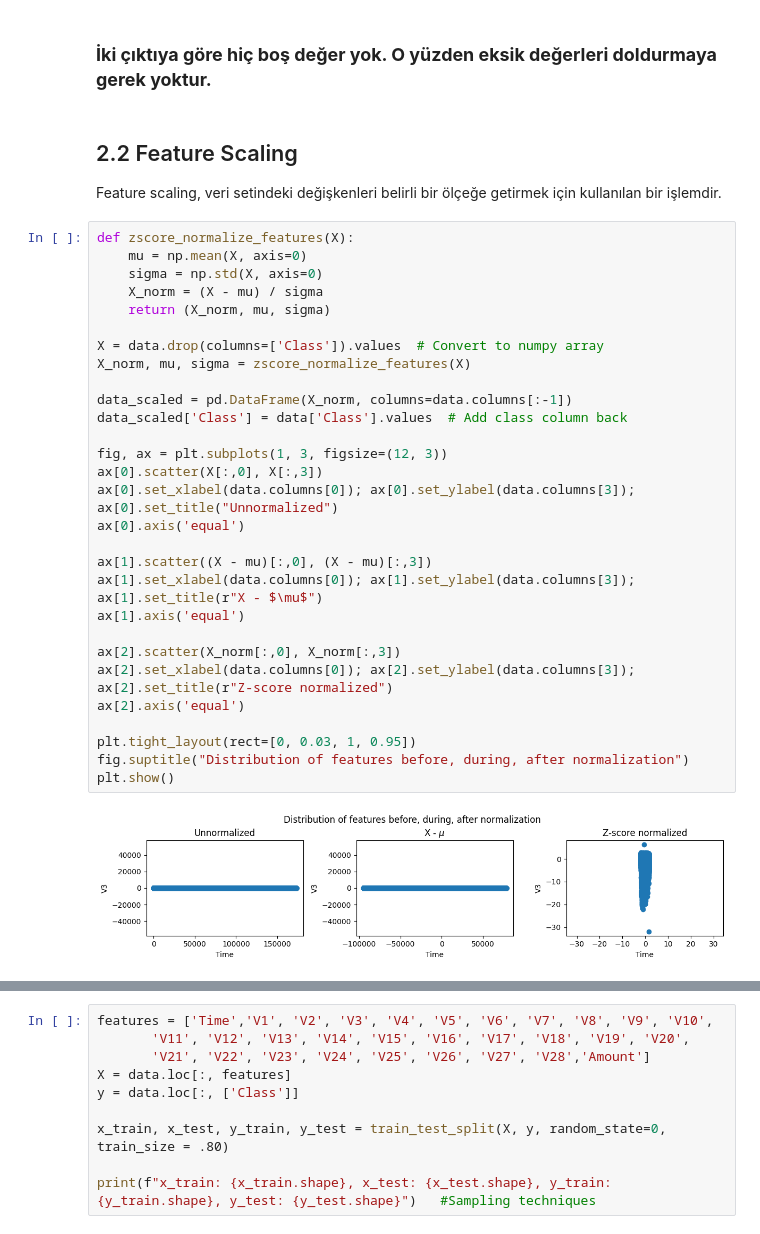
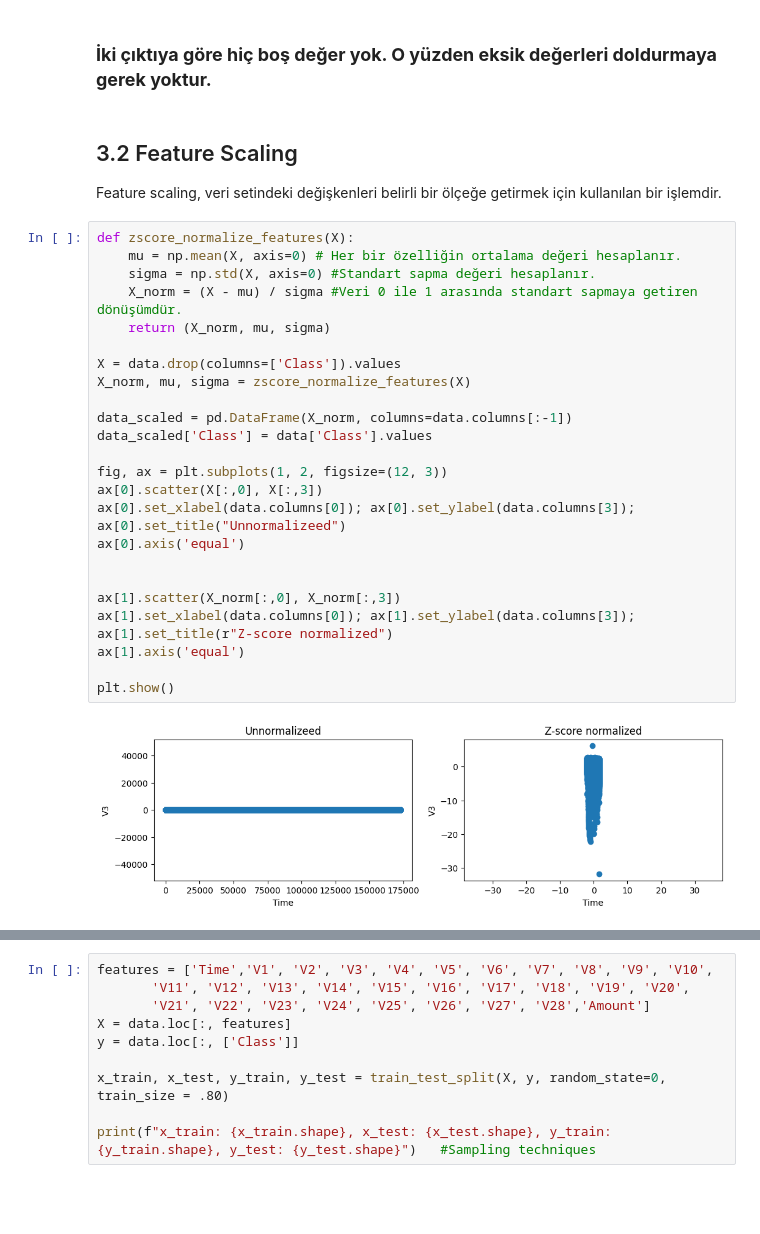
Before and after one commit to tanecee/copy_credit_card_fraud_detection, a Jupyter notebook: Copy_of_Credit_Card_Fraud_Detection.ipynb, the cells around one changed output, grey strips where cells are left out. Cells and saved outputs as stored; diff of their text form; blank space fills up the shorter version.

```diff
--- a/Copy_of_Credit_Card_Fraud_Detection.ipynb
+++ b/Copy_of_Credit_Card_Fraud_Detection.ipynb
@@ -102,40 +295,34 @@ dtype: int64
 # %% [markdown]
 ### **İki çıktıya göre hiç boş değer yok. O yüzden eksik değerleri doldurmaya  gerek yoktur.**
 # %% [markdown]
-## 2.2 Feature Scaling
+## 3.2 Feature Scaling
 Feature scaling, veri setindeki değişkenleri belirli bir ölçeğe getirmek için kullanılan bir işlemdir.
 # %%
 def zscore_normalize_features(X):
-    mu = np.mean(X, axis=0)
-    sigma = np.std(X, axis=0)
-    X_norm = (X - mu) / sigma
+    mu = np.mean(X, axis=0) # Her bir özelliğin ortalama değeri hesaplanır.
+    sigma = np.std(X, axis=0) #Standart sapma değeri hesaplanır.
+    X_norm = (X - mu) / sigma #Veri 0 ile 1 arasında standart sapmaya getiren dönüşümdür.
     return (X_norm, mu, sigma)
 
-X = data.drop(columns=['Class']).values  # Convert to numpy array
+X = data.drop(columns=['Class']).values
 X_norm, mu, sigma = zscore_normalize_features(X)
 
 data_scaled = pd.DataFrame(X_norm, columns=data.columns[:-1])
-data_scaled['Class'] = data['Class'].values  # Add class column back
+data_scaled['Class'] = data['Class'].values
 
-fig, ax = plt.subplots(1, 3, figsize=(12, 3))
+fig, ax = plt.subplots(1, 2, figsize=(12, 3))
 ax[0].scatter(X[:,0], X[:,3])
 ax[0].set_xlabel(data.columns[0]); ax[0].set_ylabel(data.columns[3]);
-ax[0].set_title("Unnormalized")
+ax[0].set_title("Unnormalizeed")
 ax[0].axis('equal')
 
-ax[1].scatter((X - mu)[:,0], (X - mu)[:,3])
+
+ax[1].scatter(X_norm[:,0], X_norm[:,3])
 ax[1].set_xlabel(data.columns[0]); ax[1].set_ylabel(data.columns[3]);
-ax[1].set_title(r"X - $\mu$")
+ax[1].set_title(r"Z-score normalized")
 ax[1].axis('equal')
 
-ax[2].scatter(X_norm[:,0], X_norm[:,3])
-ax[2].set_xlabel(data.columns[0]); ax[2].set_ylabel(data.columns[3]);
-ax[2].set_title(r"Z-score normalized")
-ax[2].axis('equal')
-
-plt.tight_layout(rect=[0, 0.03, 1, 0.95])
-fig.suptitle("Distribution of features before, during, after normalization")
 plt.show()
 # %% [output]
-[figure, old version]
+[figure, new version]
 # %% [markdown]
```
Also changed, not shown: parts of 179 cells of this notebook.
